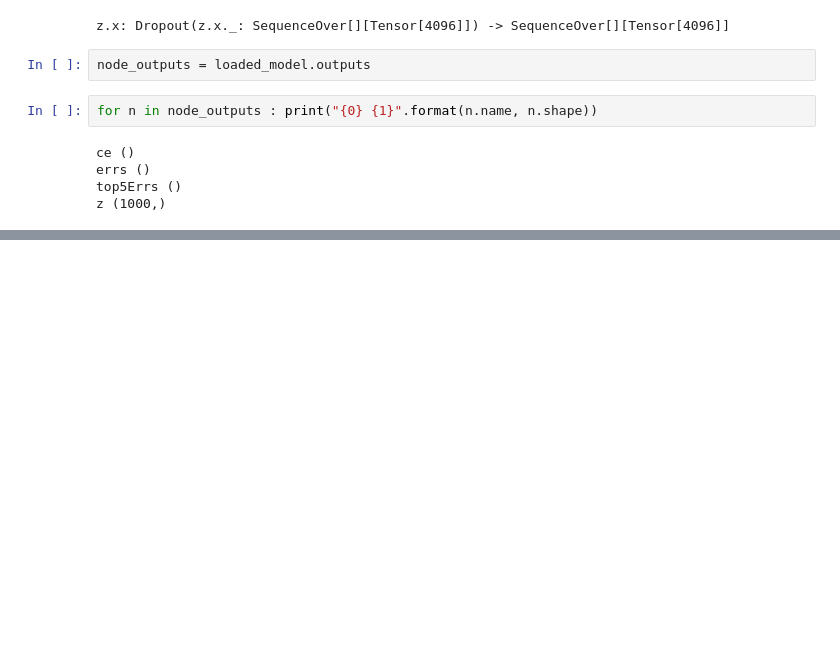
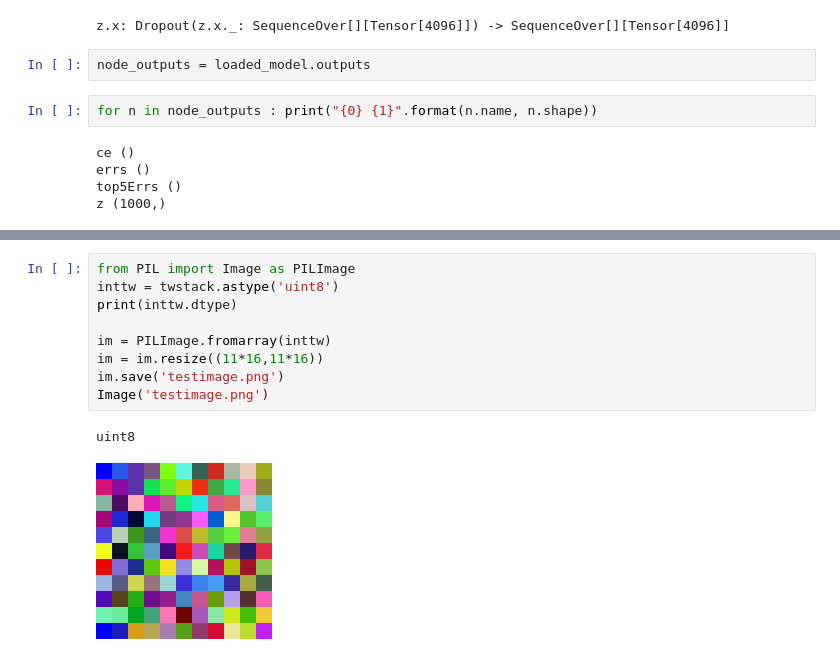
Before and after one commit to hjl/cntkdemo, a Jupyter notebook: AlexNetDemo/cntk-alexnet-conv1-visualizer.ipynb, the cells around one changed output, grey strips where cells are left out. Saved outputs shown, nothing was run; the diff lists cells and outputs as text; blank space fills up the shorter version.

```diff
--- a/AlexNetDemo/cntk-alexnet-conv1-visualizer.ipynb
+++ b/AlexNetDemo/cntk-alexnet-conv1-visualizer.ipynb
@@ -307,0 +156,12 @@ AttributeError: type object 'Image' has no attribute 'fromarray'
+# %%
+from PIL import Image as PILImage
+inttw = twstack.astype('uint8')
+print(inttw.dtype)
+
+im = PILImage.fromarray(inttw)
+im = im.resize((11*16,11*16))
+im.save('testimage.png')
+Image('testimage.png')
+# %% [output]
+uint8
+[figure, added]
```
Also changed, not shown: parts of 22 cells of this notebook.
